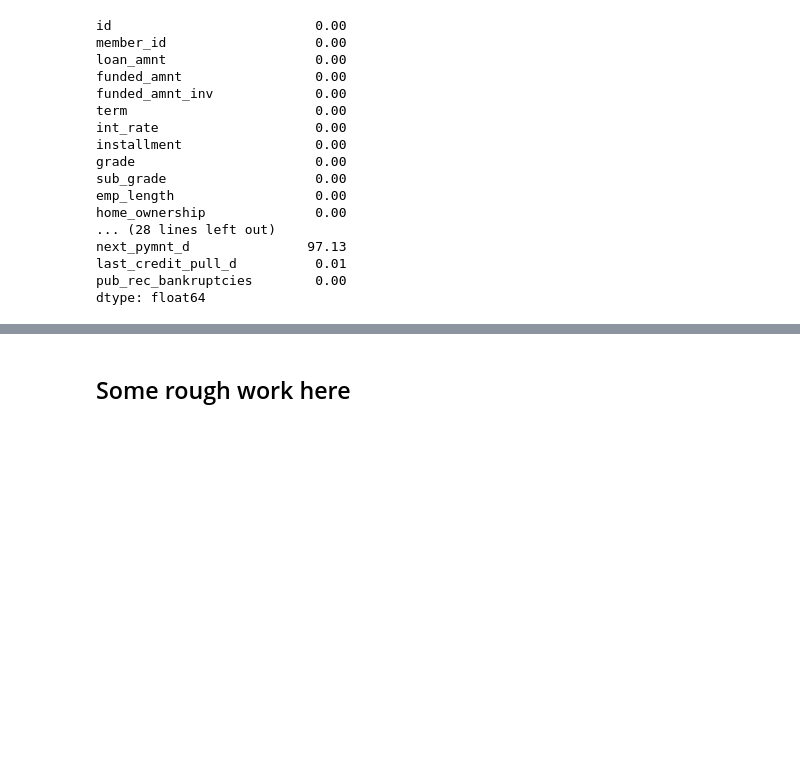
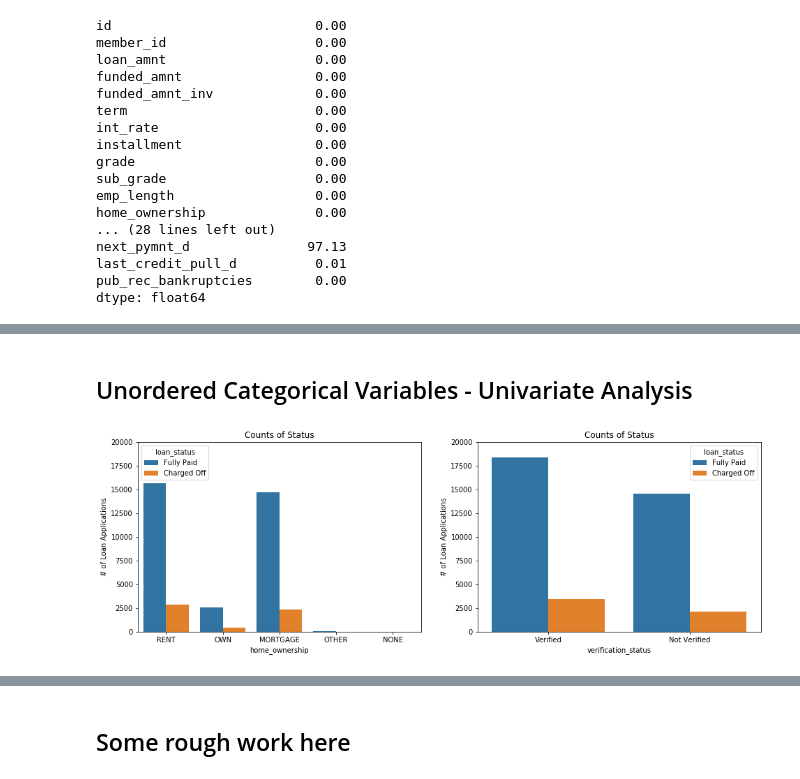
Before and after one commit to arpitjoshi/case-study-2, a Jupyter notebook: notebook.ipynb, the cells around one changed output, grey strips where cells are left out. Saved outputs shown, nothing was run; the diff lists cells and outputs as text; code cells hidden in the pictures; blank space fills up the shorter version.

Commit message:
added unordered univariate analysis

```diff
--- a/notebook.ipynb
+++ b/notebook.ipynb
@@ -208,6 +208,8 @@ def fixdate(d):
 df.last_pymnt_d=df.last_pymnt_d.apply(lambda x: fixdate(x))
 df.next_pymnt_d=df.next_pymnt_d.apply(lambda x: fixdate(x))
 df.last_credit_pull_d=df.last_credit_pull_d.apply(lambda x: fixdate(x))
+# %%
+df.verification_status = df.verification_status.apply(lambda x: 'Verified' if x == 'Source Verified' else x)
 # %% [markdown]
 #### rechecking nulls
 # %%
@@ -232,0 +237,2 @@ dtype: float64
+# %%
+dataset=df[df['loan_status']!='Current']
@@ -232,0 +253,20 @@ dtype: float64
+# %% [markdown]
+## Unordered Categorical Variables - Univariate Analysis
+# %%
+fig = plt.figure(figsize=(16, 5), )
+
+plt.subplot(1, 2, 1)
+sns.countplot(x="home_ownership", hue="loan_status", data=dataset)
+plt.title("Counts of Status")
+plt.ylabel("# of Loan Applications")
+plt.ylim(0, 20000)
+
+plt.subplot(1, 2, 2)
+sns.countplot(x="verification_status", hue="loan_status", data=dataset)
+plt.title("Counts of Status")
+plt.ylabel("# of Loan Applications")
+plt.ylim(0, 20000)
+
+plt.show()
+# %% [output]
+[figure, added]
```
Also changed, not shown: parts of 11 cells of this notebook.
